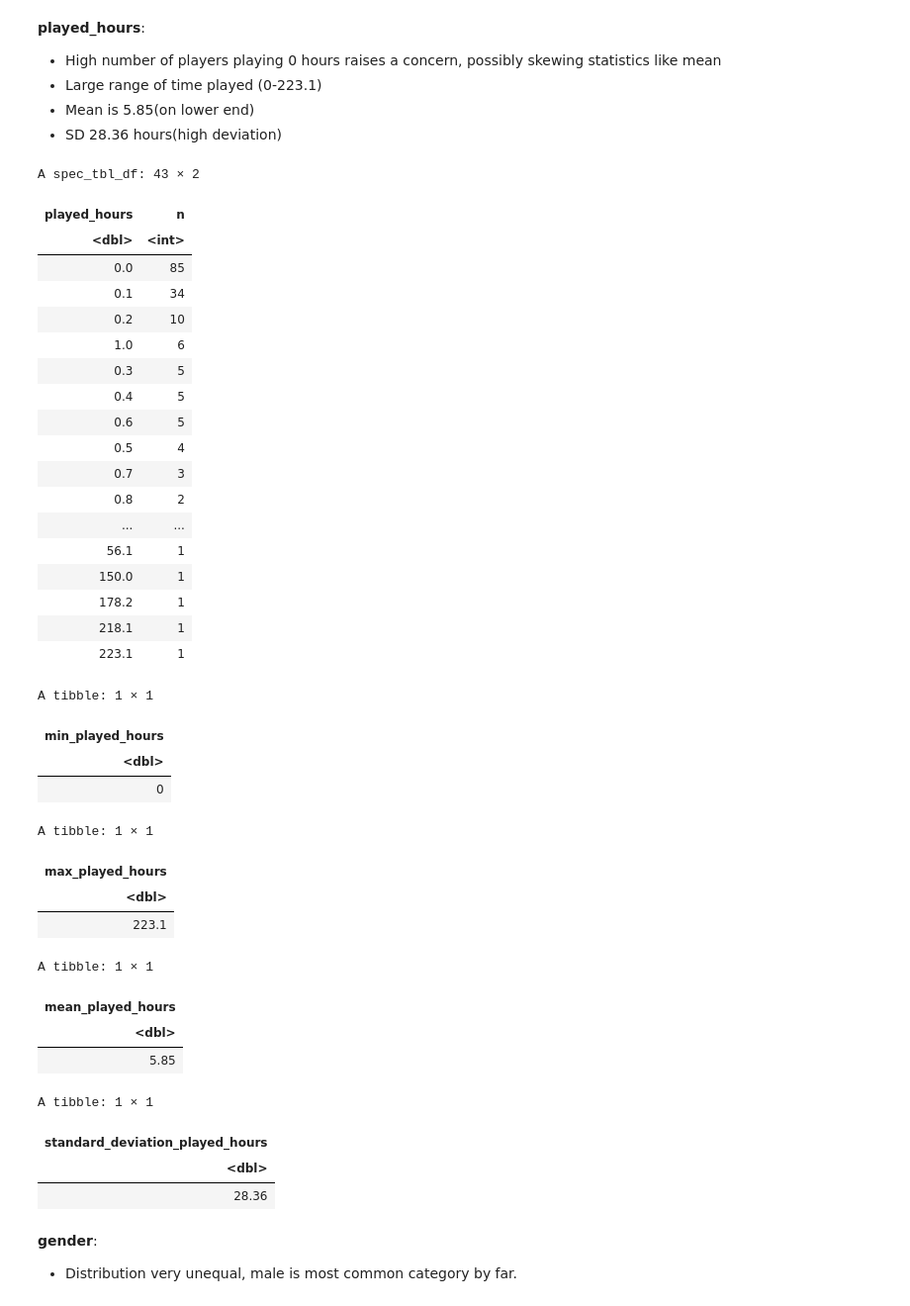
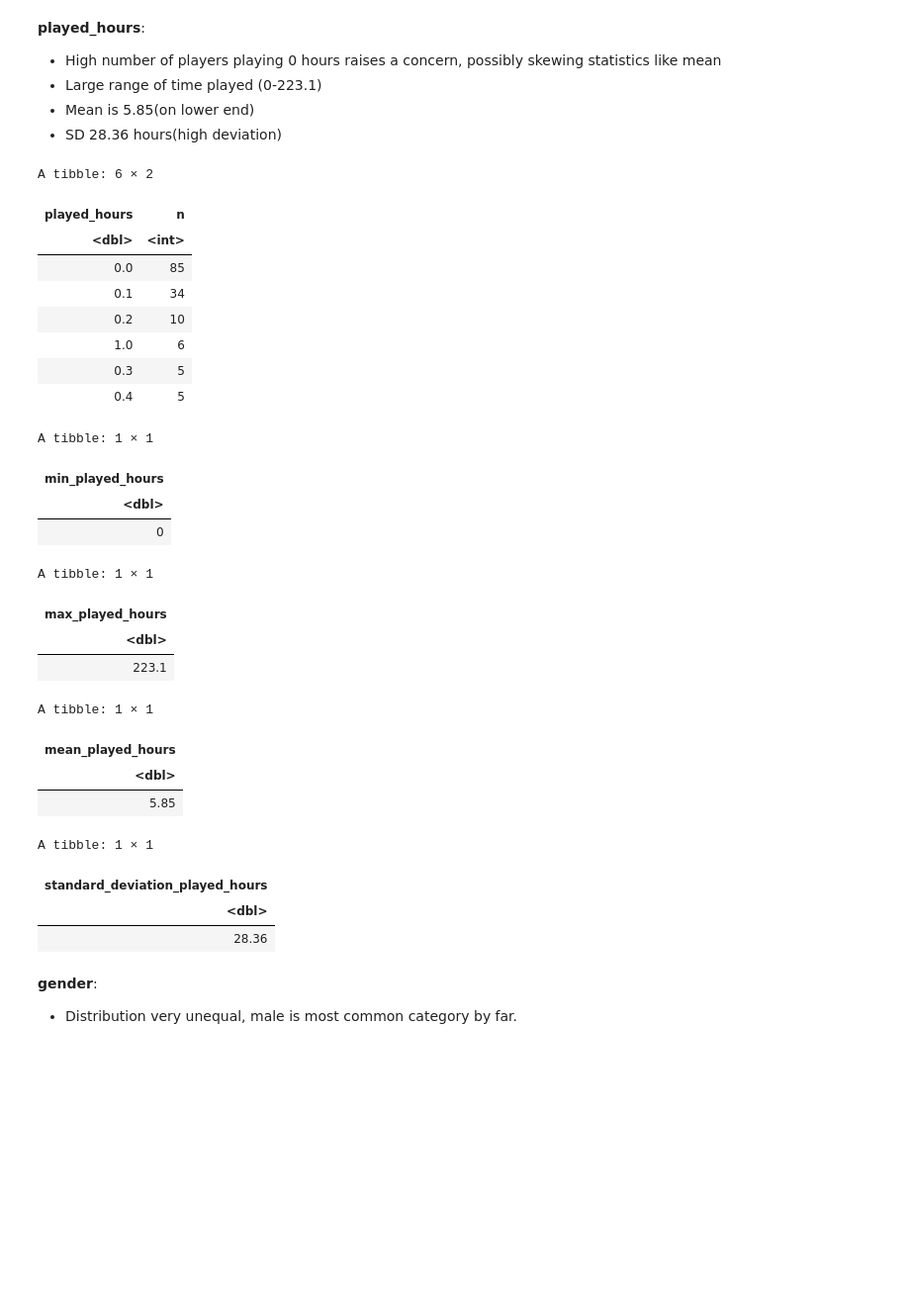
Before and after one commit to jedawelle/individual_project, a Jupyter notebook: project_planning_stages.ipynb, the cells around one changed output. Shown at 99% size. Saved outputs shown, nothing was run; the diff lists cells and outputs as text; code cells hidden in the pictures; blank space fills up the shorter version.

```diff
--- a/project_planning_stages.ipynb
+++ b/project_planning_stages.ipynb
@@ -133,46 +133,36 @@ A spec_tbl_df: 2 × 2
 # %%
 played_hours_count<-players|>
     count(played_hours)|>
     arrange(desc(n))
-played_hours_count
+head(played_hours_count)
 
 played_hours_min<-players|>
-    summarize(min_played_hours=min(played_hours,na.rm=TRUE))
+    summarize(min_played_hours=min(played_hours))
 played_hours_min
 
 played_hours_max<-players|>
-    summarize(max_played_hours=max(played_hours,na.rm=TRUE))
+    summarize(max_played_hours=max(played_hours))
 played_hours_max
 
 played_hours_mean<-players|>
     summarize(mean_played_hours=mean(played_hours,na.rm=TRUE))|>
     round(digits=2)
 played_hours_mean
 
 played_hours_sd<-players|>
     summarize(standard_deviation_played_hours=sd(played_hours,na.rm=TRUE))|>
     round(digits=2)
 played_hours_sd
 # %% [output]
-A spec_tbl_df: 43 × 2
+A tibble: 6 × 2
 | played_hours | n |
 | <dbl> | <int> |
 | 0.0 | 85 |
 | 0.1 | 34 |
 | 0.2 | 10 |
 | 1.0 | 6 |
 | 0.3 | 5 |
 | 0.4 | 5 |
-| 0.6 | 5 |
-| 0.5 | 4 |
-| 0.7 | 3 |
-| 0.8 | 2 |
-| ... | ... |
-| 56.1 | 1 |
-| 150.0 | 1 |
-| 178.2 | 1 |
-| 218.1 | 1 |
-| 223.1 | 1 |
 A tibble: 1 × 1
 | min_played_hours |
 | <dbl> |
```
Also changed, not shown: parts of 20 cells of this notebook.
